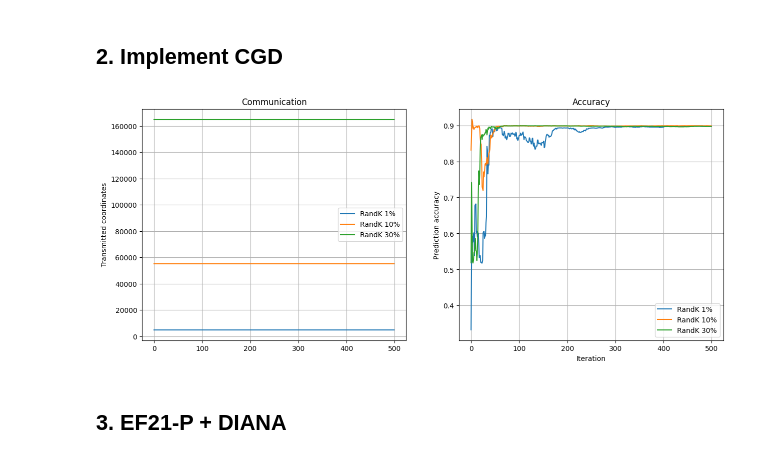
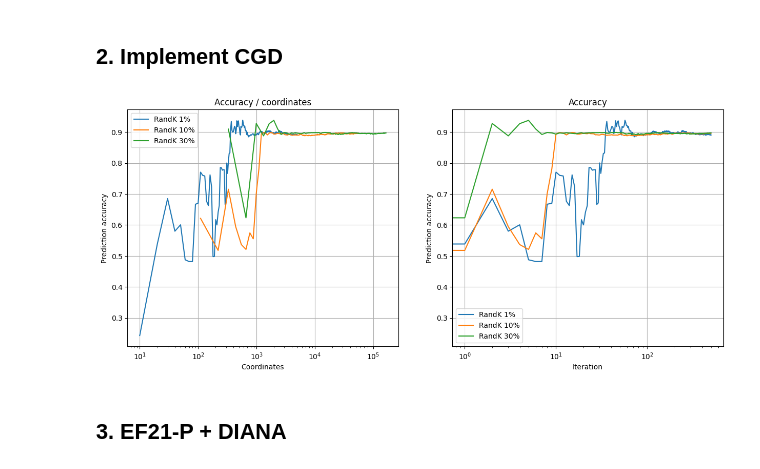
Before and after one commit to aigoncharov/ml-bidirection-compression, a Jupyter notebook: bidirectional_compression_report.ipynb, the cells around one changed output. Cells and saved outputs as stored; diff of their text form; code cells hidden in the pictures.

Commit message:
Enhance graphs

```diff
--- a/bidirectional_compression_report.ipynb
+++ b/bidirectional_compression_report.ipynb
@@ -198,7 +203,7 @@ class DistributedEnvSimulator:
 # %% [markdown]
 ## 2. Implement CGD
 # %%
-class RandKWorkerToServerCompressor(WorkerToServerCompressor):
+class RandKCompressor(Compressor):
     def compress(self, vector):
         k = max(1, int(len(vector) * self.compression_ratio))
 
@@ -237,47 +242,48 @@ def gamma_k(L, omega, n_devices, iteration):
 plt.figure(figsize=(15, 6))
 
 for ratio in compression_ratios:
-    randk_worker_to_server_compressor = RandKWorkerToServerCompressor(ratio)
+    randk_compressor = RandKCompressor(ratio)
     randk_simulator = DistributedEnvSimulator(
         nabla_f=nabla_f,
         gamma_k=gamma_k,
-        worker_to_server_compressor=randk_worker_to_server_compressor,
+        compressor=randk_compressor,
     )
     randk_res = randk_simulator.simulate_distributed_env(
         X=X,
         y=y,
         n_devices=n_devices,
         num_iterations=num_iterations,
     )
 
     plt.subplot(1, 2, 1)
     plt.plot(
-        np.full(
-            len(randk_res.accuracies),
-            randk_res.transmitted_coordinates_worker_to_server,
-        ),
+        randk_res.transmitted_coordinates,
+        randk_res.accuracies,
         label=f"RandK {int(ratio*100)}%",
     )
 
     plt.subplot(1, 2, 2)
-    plt.plot(np.array(randk_res.accuracies), label=f"RandK {int(ratio*100)}%")
+    plt.plot(randk_res.accuracies, label=f"RandK {int(ratio*100)}%")
 
 plt.subplot(1, 2, 1)
-plt.ylabel("Transmitted coordinates")
+plt.ylabel("Prediction accuracy")
+plt.xlabel("Coordinates")
+plt.xscale("log")
 plt.grid(True)
 plt.legend()
-plt.title("Communication")
+plt.title("Accuracy / coordinates")
 
 plt.subplot(1, 2, 2)
 plt.xlabel("Iteration")
 plt.ylabel("Prediction accuracy")
+plt.xscale("log")
 plt.grid(True)
 plt.legend()
 plt.title("Accuracy")
 
 plt.show()
 # %% [output]
-[figure, old version]
+[figure, new version]
 # %% [markdown]
 ## 3. EF21-P + DIANA
 # %% [markdown]
```
Also changed, not shown: parts of 7 cells of this notebook, 1 other file.
